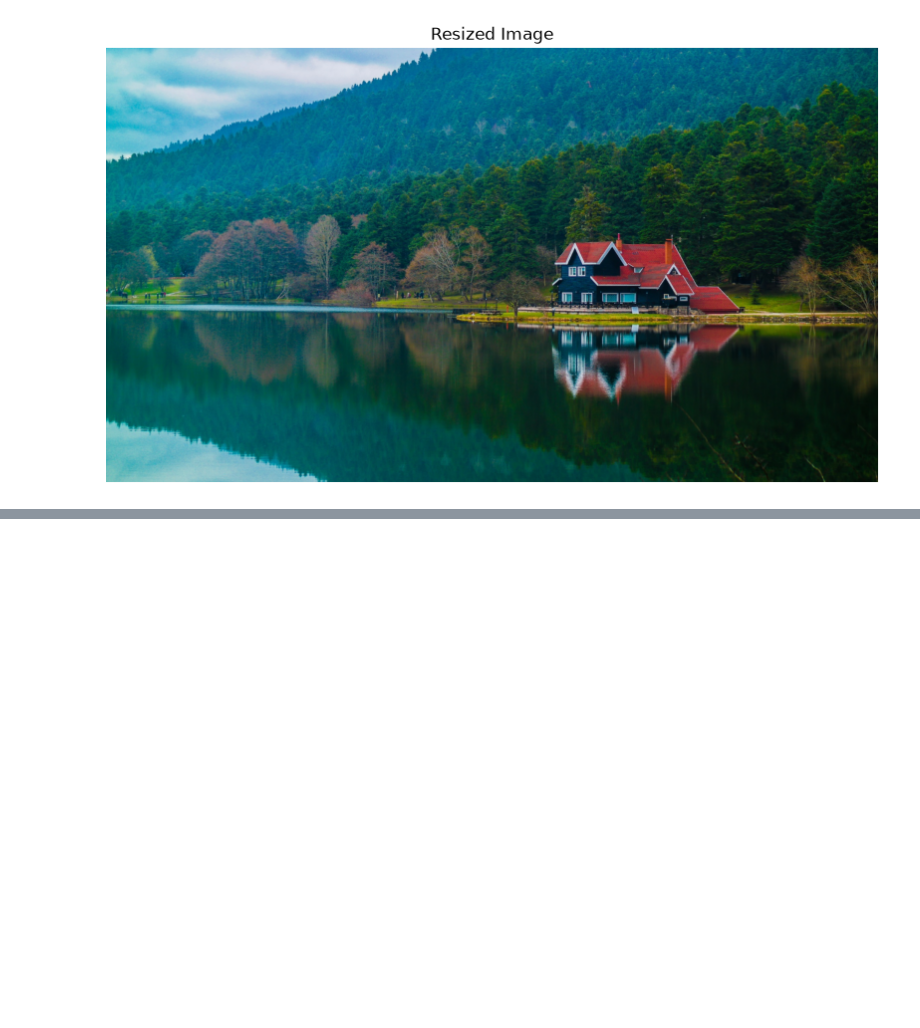
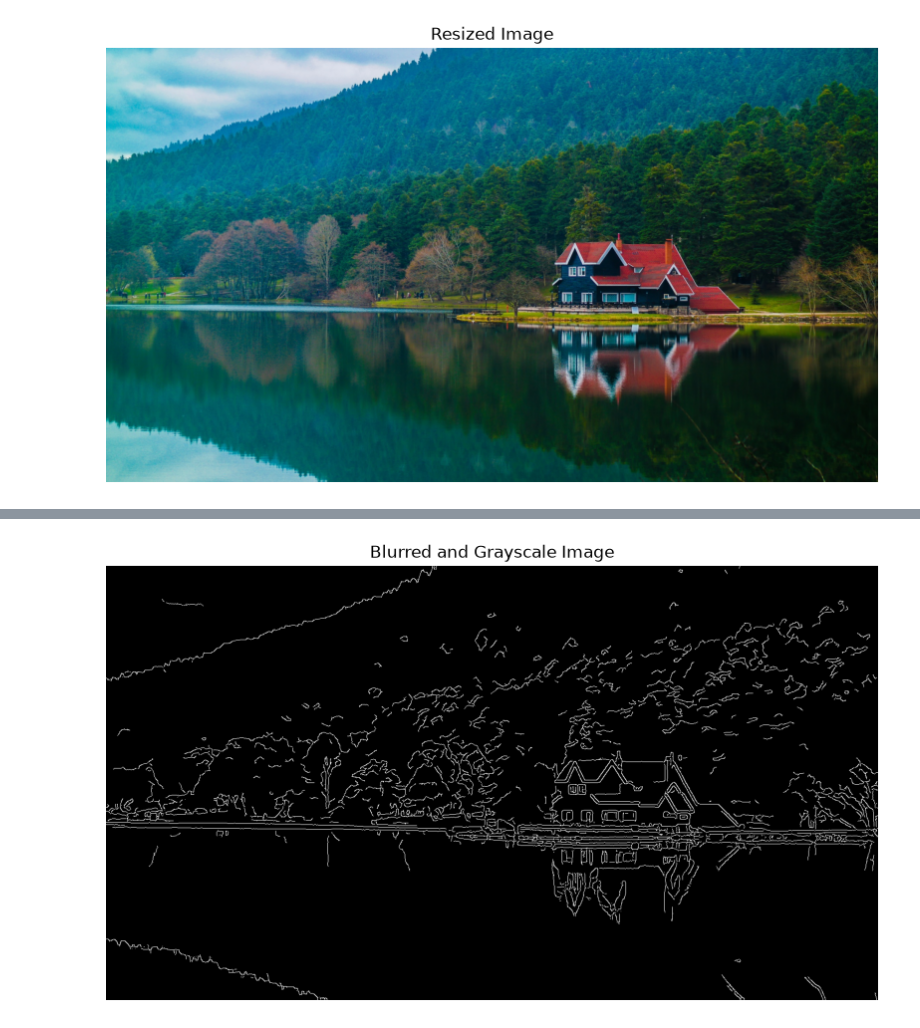
Before and after one commit to ealabas/cs523-hw1, a Jupyter notebook: Problem1.ipynb, the cells around one changed output, grey strips where cells are left out. Cells and saved outputs as stored; diff of their text form; code cells hidden in the pictures; blank space fills up the shorter version.

```diff
--- a/Problem1.ipynb
+++ b/Problem1.ipynb
@@ -31,0 +47,11 @@ plt.show()
+# %%
+# low and high threshold values
+edges = cv2.Canny(blurred_image, 25, 50)
+
+plt.figure(figsize=(10,6))
+plt.imshow(edges, cmap="gray")
+plt.title("Blurred and Grayscale Image")
+plt.axis("off")
+plt.show()
+# %% [output]
+[figure, added]
```
Also changed, not shown: parts of 2 cells of this notebook.
